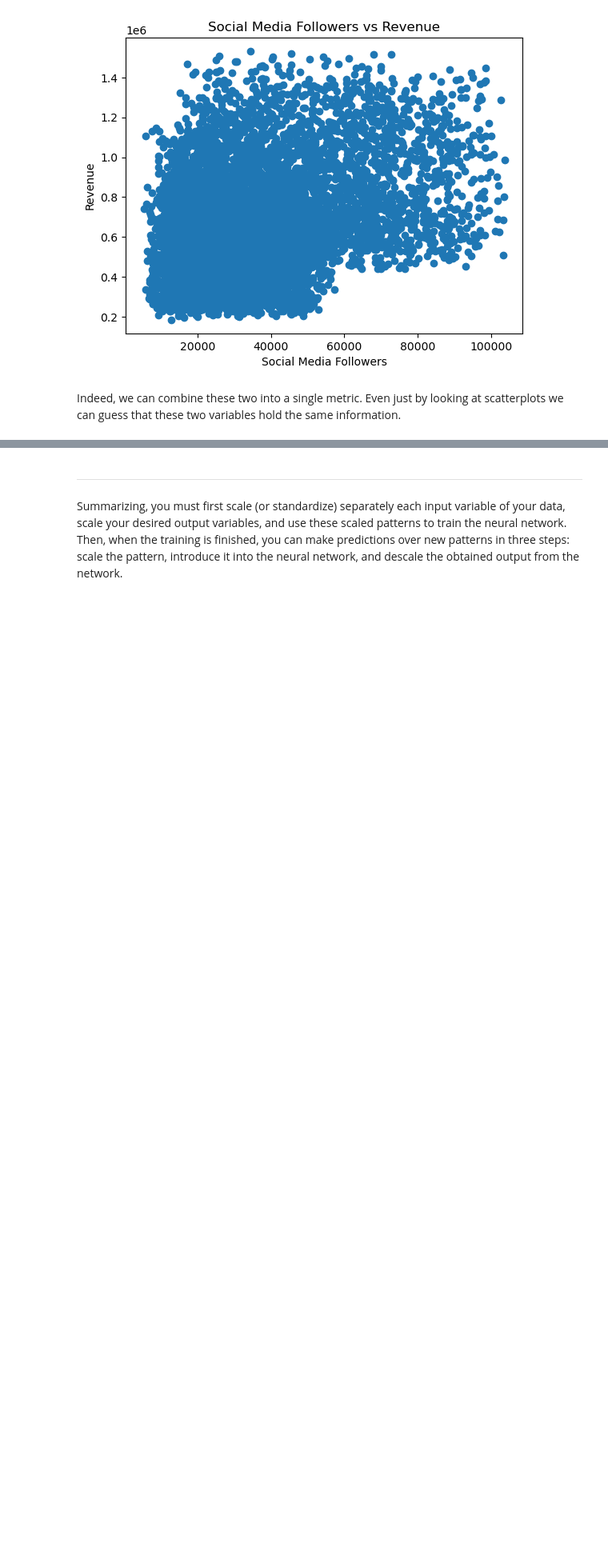
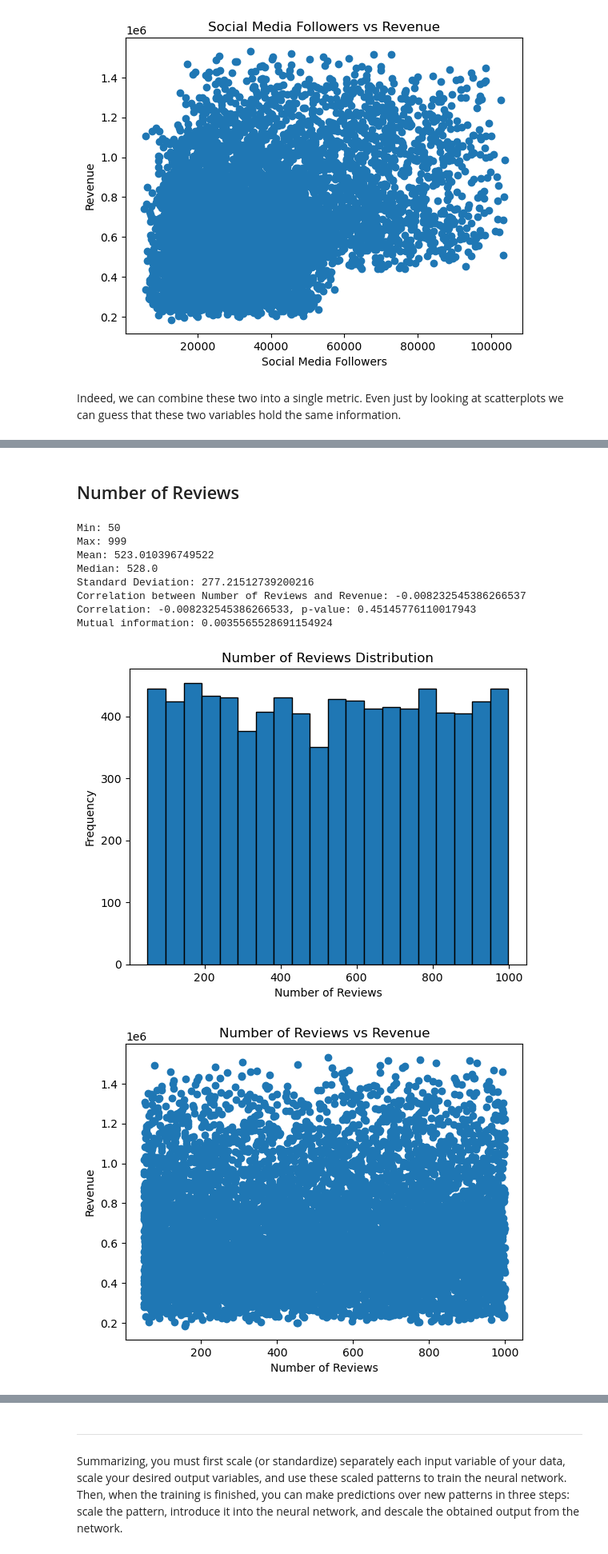
Before and after one commit to hijarian/urv-nec-assignment-1, a Jupyter notebook: 01-prepare-data.ipynb, the cells around one changed output, grey strips where cells are left out. Shown at 80% size. Saved outputs shown, nothing was run; the diff lists cells and outputs as text; code cells hidden in the pictures; blank space fills up the shorter version.

```diff
--- a/01-prepare-data.ipynb
+++ b/01-prepare-data.ipynb
@@ -419,0 +517,15 @@ Indeed, we can combine these two into a single metric. Even just by looking at s
+# %% [markdown]
+## Number of Reviews
+# %%
+show_data_stats('Number of Reviews')
+# %% [output]
+Min: 50
+Max: 999
+Mean: 523.010396749522
+Median: 528.0
+Standard Deviation: 277.21512739200216
+Correlation between Number of Reviews and Revenue: -0.008232545386266537
+Correlation: -0.008232545386266533, p-value: 0.45145776110017943
+Mutual information: 0.0035565528691154924
+[figure, added]
+[figure, added]
```
Also changed, not shown: parts of 30 cells of this notebook.
